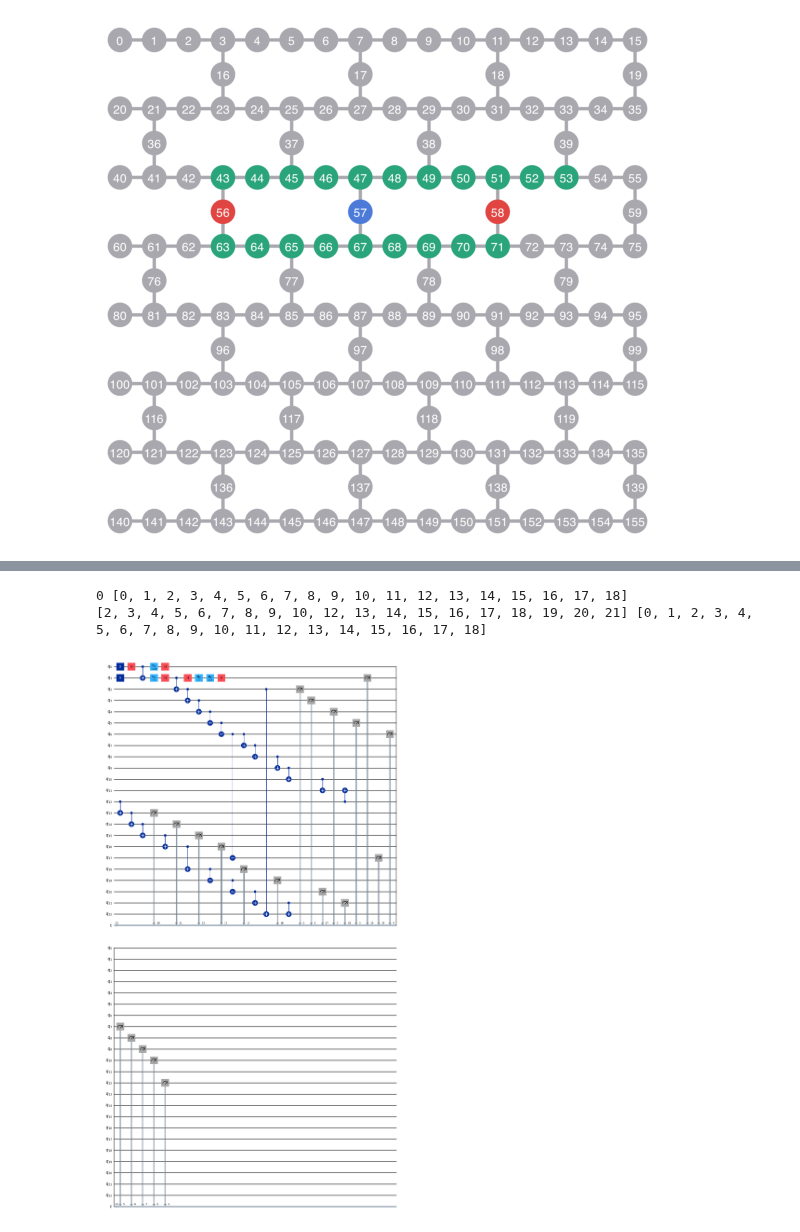
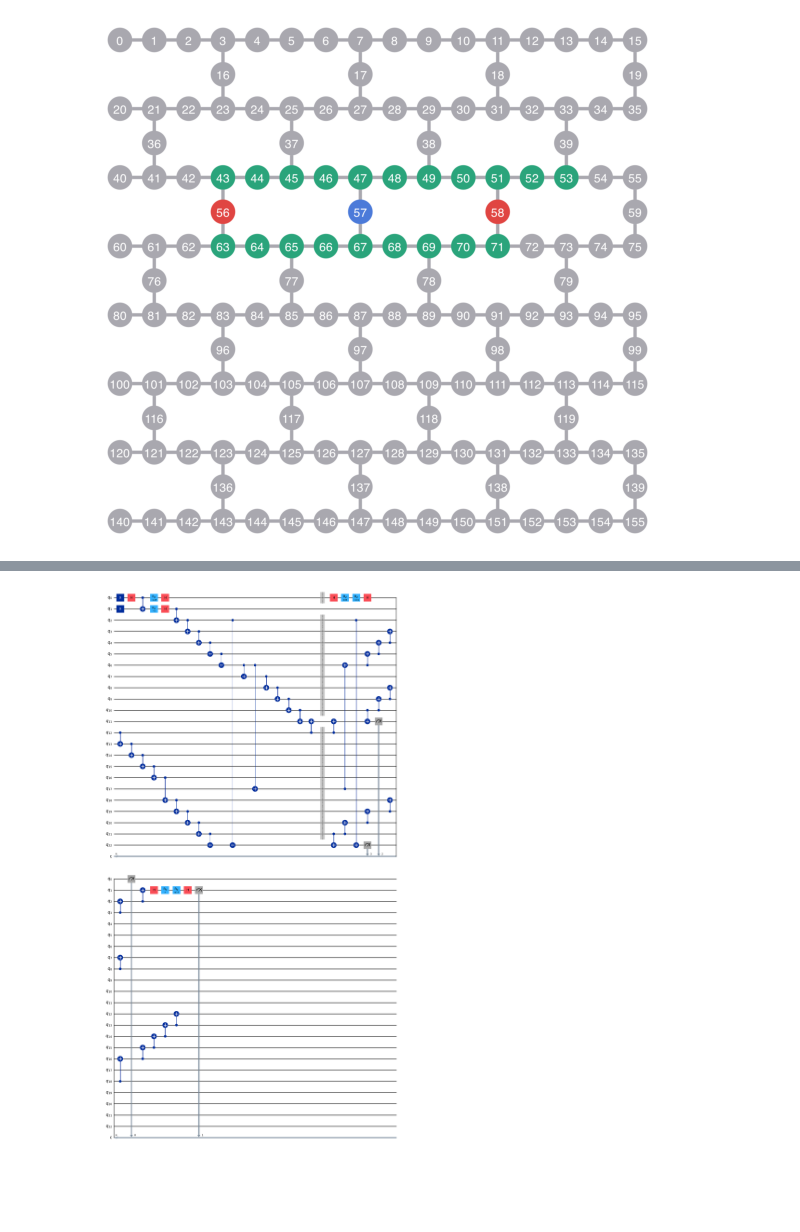
Before and after one commit to unitaryfoundation/wigners_friend, a Jupyter notebook: hardware_runs.ipynb, the cells around one changed output, grey strips where cells are left out. Cells and saved outputs as stored; diff of their text form; code cells hidden in the pictures; blank space fills up the shorter version.

```diff
--- a/hardware_runs.ipynb
+++ b/hardware_runs.ipynb
@@ -154,4 +80,0 @@ coupling_map = backend.coupling_map
-# %%
-neighbors = coupling_map.neighbors(52)
-for qubit in neighbors:
-    print(qubit)
@@ -240,20 +91,14 @@ qc.draw("mpl")
 # %%
 """Extended Wigner's friend scenario (EWFS)" functionality."""
 
-import random
-
 from qiskit import QuantumCircuit, QuantumRegister, ClassicalRegister
 
-from ewfs.circuit import (
-    cnot_ladder,
-    extract_qiskit_indices_by_prefix,
-    ibm_fez_ghz_circuit,
-)
 from ewfs.observer import ALICE, BOB, DEFAULT_ANGLES, DEFAULT_BETA
-from ewfs.friend_state import CNOT_LADDER, GHZ
-from ewfs.strategy import MAJORITY_VOTE, RANDOM
 from ewfs.setting import PEEK, REVERSE_1, REVERSE_2
 
+from qiskit_ibm_runtime.fake_provider import FakeFez
+backend = FakeFez()
+coupling_map = backend.coupling_map
 
 class Friend:
     def __init__(self, size: int, qubits: list[int], label: str) -> None:
@@ -331,6 +176,10 @@ class EWFS:
             friend=None,
         )
 
+        # Finally, measure the flag qubits
+        flag_qubits = [self.layout_dict[flag] for flag in self.flag_qubits]
+        qc.measure(flag_qubits, flag_creg)
+
         return qc
 
     def _ghz(self, qc):
@@ -346,7 +195,16 @@ class EWFS:
 
     def _ghz_inverse(self, qc):
         # implement the inverse of the ghz operations
-        pass
+        data_qubits = self.data_qubits[::-1]
+        visited = [data_qubits[-1]]
+
+        for i in range(len(data_qubits)):
+            neighbors = self.coupling_map.neighbors(data_qubits[i])
+            for qubit in neighbors:
+                if qubit not in visited and qubit in data_qubits:
+                    qc.cx(self.layout_dict[data_qubits[i]], self.layout_dict[qubit])
+                    visited.append(qubit)
+            visited.append(data_qubits[i])
 
     def _flag_operations(self, qc):
         for flag in self.flag_qubits:
@@ -356,7 +214,12 @@ class EWFS:
 
     def _flag_operations_inverse(self, qc):
         # implement the inverse of the flag operations
-        pass
+        flag_qubits = self.flag_qubits[::-1]
+        for flag in flag_qubits:
+            neighbors = self.coupling_map.neighbors(flag)
+            neighbors = neighbors[::-1]
+            for qubit in neighbors:
+                qc.cx(self.layout_dict[qubit], self.layout_dict[flag])
 
     def _remove_elements(self, source_list, elements_to_remove):
         return [item for item in source_list if item not in elements_to_remove]
@@ -419,14 +282,12 @@ class EWFS:
     ):
         """Apply either the PEEK or REVERSE_1/REVERSE_2 settings."""
         if setting is PEEK:
-            print(observer, observer_creg)
             self._apply_peek(qc, observer, observer_creg, friend)
         elif setting in [REVERSE_1, REVERSE_2]:
             self._apply_reverse(qc, observer, observer_creg, friend, angle)
 
     def _apply_peek(self, qc: QuantumCircuit, observer: int, observer_creg: list[int], friend: Friend) -> None:
         # Ask friend for the outcome.
-        print(friend.qubits, observer_creg)
         qc.measure(friend.qubits, observer_creg)
 
     def _apply_reverse(
@@ -466,17 +327,15 @@ class EWFS:
 # %%
 layout = [53, 52, 51, 50, 49, 48, 47, 46, 45, 44, 43, 56, 63, 64, 65, 66, 67, 57, 68, 69, 70, 71, 58]
 
 flags = [56, 58]
 
 ewfs = EWFS(
-    alice_setting=PEEK,
+    alice_setting=REVERSE_1,
     bob_setting=REVERSE_1,
     coupling_map=coupling_map,
     layout=layout,
     flag_qubits=flags)
 qc = ewfs.circuit()
 qc.draw('mpl')
 # %% [output]
-0 [0, 1, 2, 3, 4, 5, 6, 7, 8, 9, 10, 11, 12, 13, 14, 15, 16, 17, 18]
-[2, 3, 4, 5, 6, 7, 8, 9, 10, 12, 13, 14, 15, 16, 17, 18, 19, 20, 21] [0, 1, 2, 3, 4, 5, 6, 7, 8, 9, 10, 11, 12, 13, 14, 15, 16, 17, 18]
-[figure, old version]
+[figure, new version]
```
Also changed, not shown: parts of 16 cells of this notebook.
